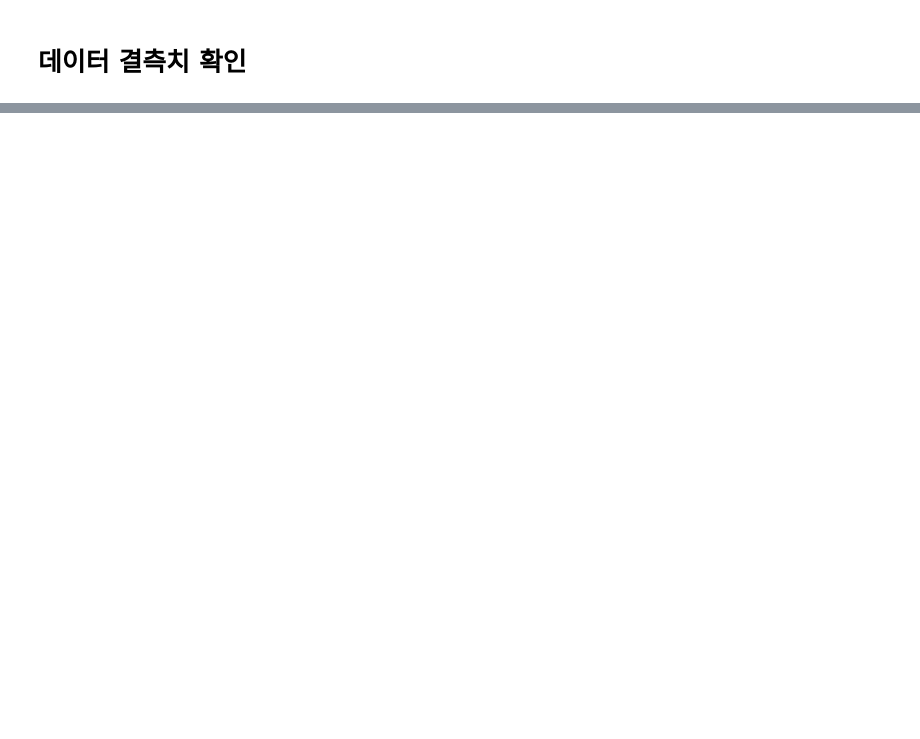
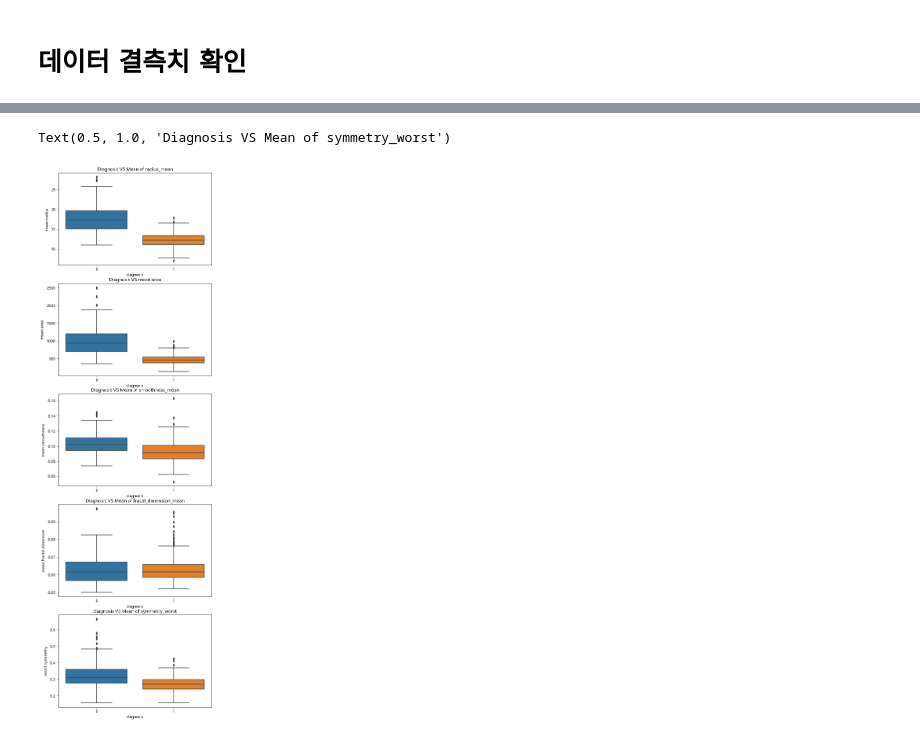
Before and after one commit to b8goal/TensorFlow, a Jupyter notebook: 데이터분석/HW3_의사결정나무/Untitled.ipynb, the cells around one changed output, grey strips where cells are left out. Saved outputs shown, nothing was run; the diff lists cells and outputs as text; code cells hidden in the pictures; blank space fills up the shorter version.

```diff
--- a/데이터분석/HW3_의사결정나무/Untitled.ipynb
+++ b/데이터분석/HW3_의사결정나무/Untitled.ipynb
@@ -72,0 +141,16 @@ Accuracy on test set :  0.9347826086956522
+# %%
+# Lets visualize some of the above differences too
+fig,ax = plt.subplots(5,1,figsize = (7,25))
+sns.boxplot('diagnosis','mean radius',data = data,ax=ax[0])
+ax[0].set_title('Diagnosis VS Mean of radius_mean')
+sns.boxplot('diagnosis','mean area',data = data,ax=ax[1])
+ax[1].set_title('Diagnosis VS mean area')
+sns.boxplot('diagnosis','mean smoothness',data = data,ax=ax[2])
+ax[2].set_title('Diagnosis VS Mean of smoothness_mean')
+sns.boxplot('diagnosis','mean fractal dimension',data = data,ax=ax[3])
+ax[3].set_title('Diagnosis VS Mean of fracal_dimension_mean')
+sns.boxplot('diagnosis','worst symmetry',data = data,ax=ax[4])
+ax[4].set_title('Diagnosis VS Mean of symmetry_worst')
+# %% [output]
+Text(0.5, 1.0, 'Diagnosis VS Mean of symmetry_worst')
+[figure, added]
```
Also changed, not shown: parts of 14 cells of this notebook, 3 other files.
